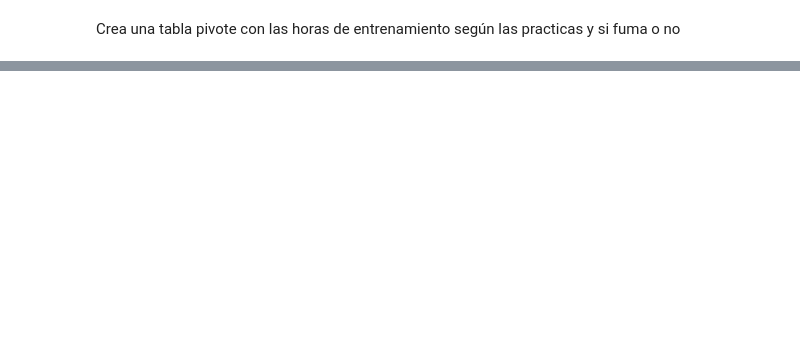
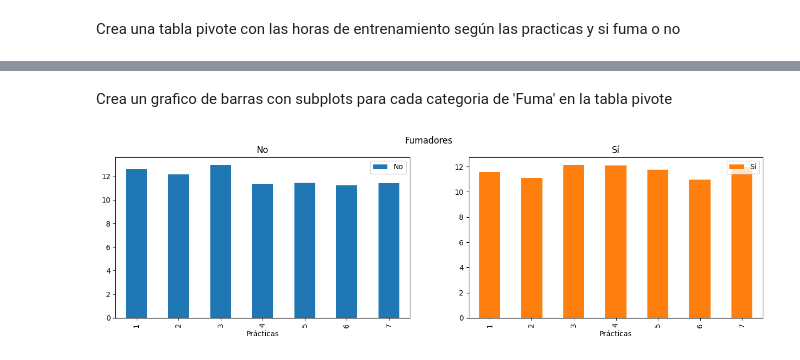
Before and after one commit to fgbyte/dsc_basics, a Jupyter notebook: notebooks/3. matplotlib.ipynb, the cells around one changed output, grey strips where cells are left out. Drawn from its saved outputs; the diff is of its cells as text; code cells hidden in the pictures; blank space fills up the shorter version.

Commit message:
matplotlib basics

```diff
--- a/notebooks/3. matplotlib.ipynb
+++ b/notebooks/3. matplotlib.ipynb
@@ -120,0 +145,8 @@ Crea una tabla pivote con las horas de entrenamiento según las practicas y si f
+# %% [markdown]
+Crea un grafico de barras con subplots para cada categoria de 'Fuma' en la tabla pivote
+# %%
+entrenamiento.plot.bar(layout=(1, 2), subplots=True, figsize=(16, 4))
+plt.suptitle('Fumadores')
+plt.show()  # Mostrar gráfico solamente plt == matplotlib.pyplot
+# %% [output]
+[figure, added]
```
Also changed, not shown: parts of 10 cells of this notebook.
